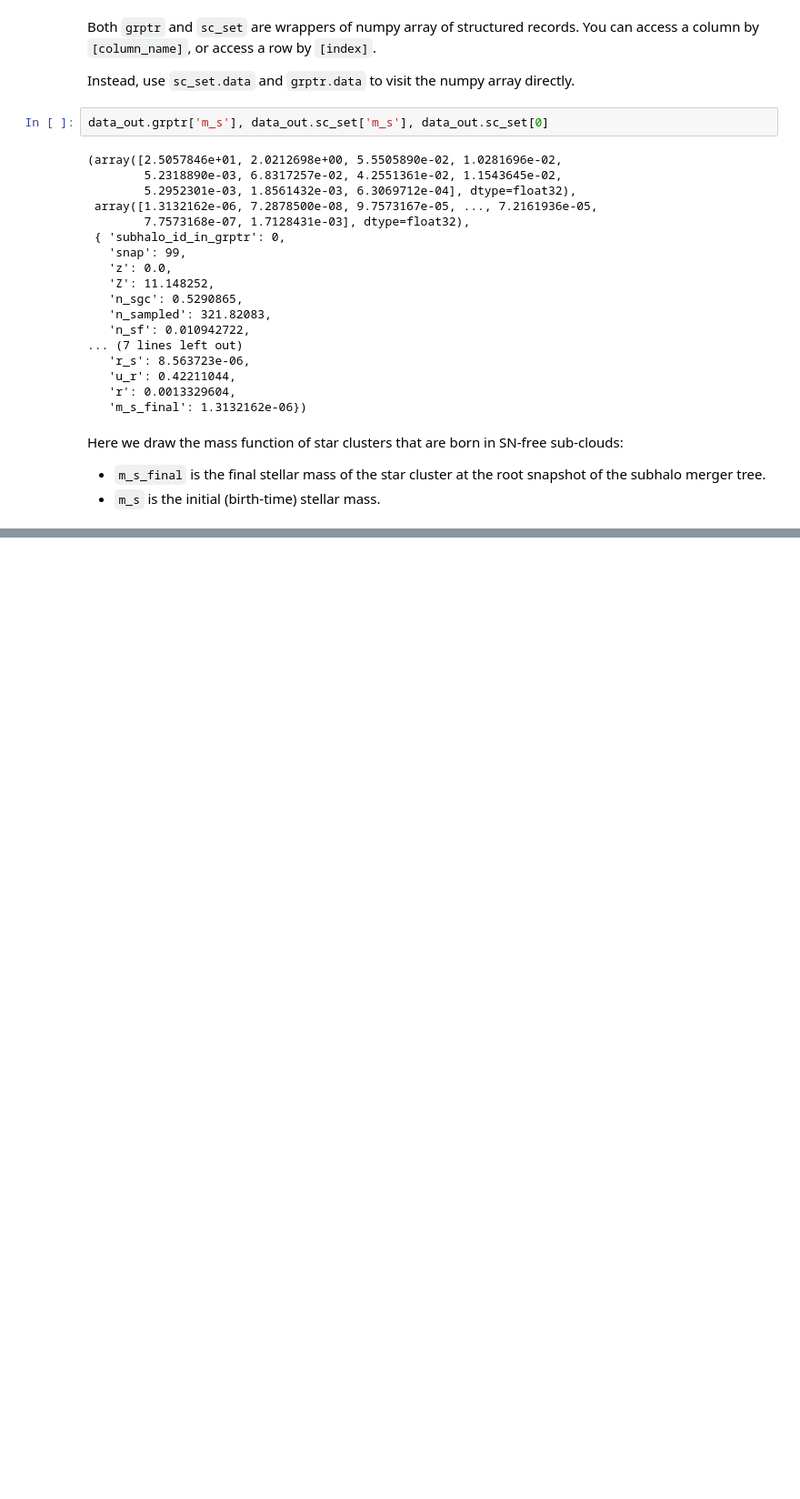
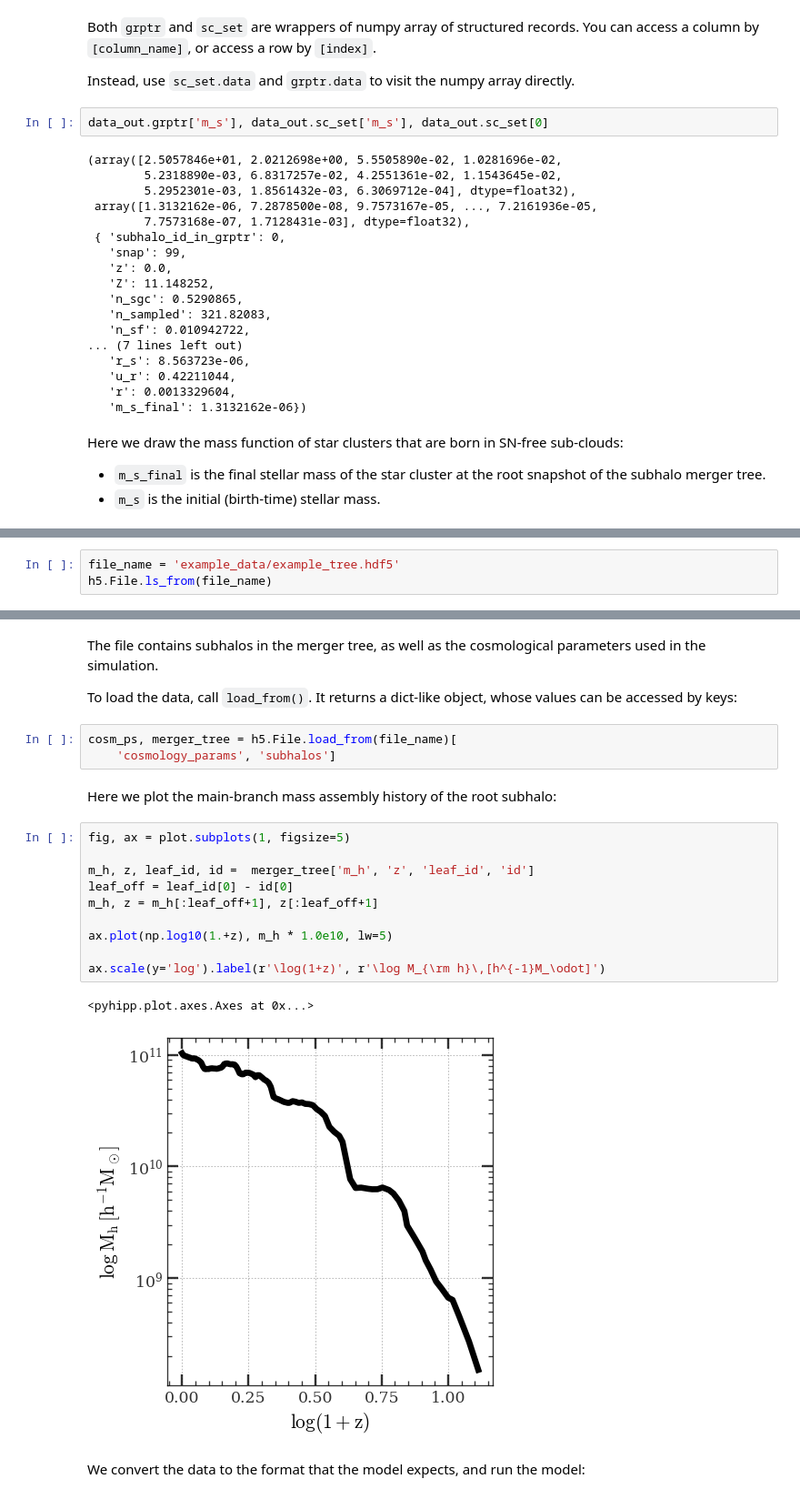
Before and after one commit to ChenYangyao/two-phase-galaxy-model, a Jupyter notebook: docs/star_cluster_model.ipynb, the cells around one changed output, grey strips where cells are left out. Shown: that part at 91% size. Cells and saved outputs as stored; diff of their text form; blank space fills up the shorter version.

```diff
--- a/docs/star_cluster_model.ipynb
+++ b/docs/star_cluster_model.ipynb
@@ -182,0 +206,3 @@ ax.lim([2., 7.], [1., 1.0e4]).leg()\
+# %%
+file_name = 'example_data/example_tree.hdf5'
+h5.File.ls_from(file_name)
@@ -182,0 +228,26 @@ ax.lim([2., 7.], [1., 1.0e4]).leg()\
+# %% [markdown]
+The file contains subhalos in the merger tree, as well as
+the cosmological parameters used in the simulation.
+
+To load the data, call `load_from()`. It returns a dict-like
+object, whose values can be accessed by keys:
+# %%
+cosm_ps, merger_tree = h5.File.load_from(file_name)[
+    'cosmology_params', 'subhalos']
+# %% [markdown]
+Here we plot the main-branch mass assembly history of the root subhalo:
+# %%
+fig, ax = plot.subplots(1, figsize=5)
+
+m_h, z, leaf_id, id =  merger_tree['m_h', 'z', 'leaf_id', 'id']
+leaf_off = leaf_id[0] - id[0]
+m_h, z = m_h[:leaf_off+1], z[:leaf_off+1]
+
+ax.plot(np.log10(1.+z), m_h * 1.0e10, lw=5)
+
+ax.scale(y='log').label(r'\log(1+z)', r'\log M_{\rm h}\,[h^{-1}M_\odot]')
+# %% [output]
+<pyhipp.plot.axes.Axes at 0x...>
+[figure, added]
+# %% [markdown]
+We convert the data to the format that the model expects, and run the model:
```
Also changed, not shown: parts of 11 cells of this notebook, 1 other file.
